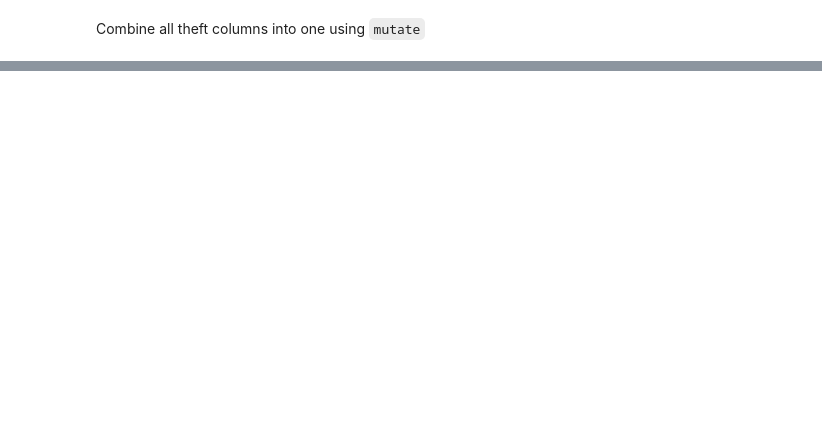
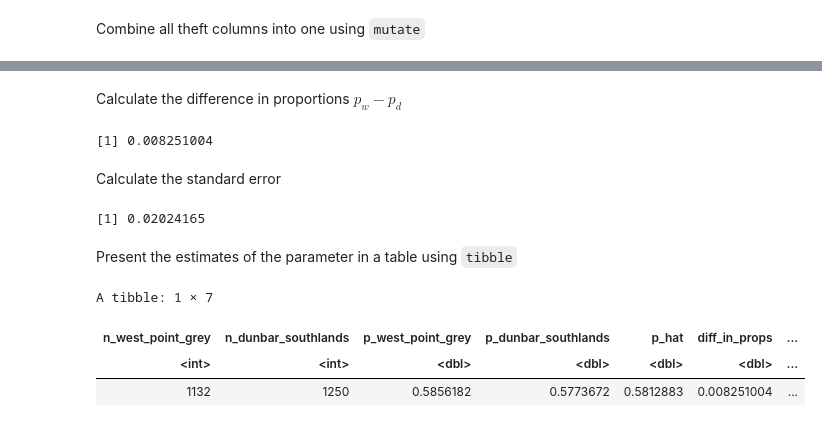
Before and after one commit to fankayii/STAT201_34, a Jupyter notebook: project.ipynb, the cells around one changed output, grey strips where cells are left out. Cells and saved outputs as stored; diff of their text form; code cells hidden in the pictures; blank space fills up the shorter version.

```diff
--- a/project.ipynb
+++ b/project.ipynb
@@ -128,2 +140,38 @@ A grouped_df: 2 × 11
+# %% [markdown]
+Calculate the difference in proportions $p_w - p_d$
+# %%
+estimate_diff <- crime_summary %>% filter(NEIGHBOURHOOD == "West Point Grey") %>% pull(prop) -
+    crime_summary %>% filter(NEIGHBOURHOOD == "Dunbar-Southlands") %>% pull(prop)
+estimate_diff
+# %% [output]
+[1] 0.008251004
+# %% [markdown]
+Calculate the standard error
+# %%
+estimate_nw <- crime_summary %>% filter(NEIGHBOURHOOD == "West Point Grey") %>% pull(Theft)
+estimate_nd <- crime_summary %>% filter(NEIGHBOURHOOD == "Dunbar-Southlands") %>% pull(Theft)
+estimate_pw <- crime_summary %>% filter(NEIGHBOURHOOD == "West Point Grey") %>% pull(prop)
+estimate_pd <- crime_summary %>% filter(NEIGHBOURHOOD == "Dunbar-Southlands") %>% pull(prop)
+estimate_p_hat <- (estimate_nw * estimate_pw + estimate_nd * estimate_pd) / (estimate_nw + estimate_nd)
+
+estimate_std_error <- sqrt(estimate_p_hat * (1 - estimate_p_hat) * (1 / estimate_nw + 1 / estimate_nd))
+estimate_std_error
+# %% [output]
+[1] 0.02024165
+# %% [markdown]
+Present the estimates of the parameter in a table using `tibble`
+# %%
+tibble(n_west_point_grey = estimate_nw,
+       n_dunbar_southlands = estimate_nd,
+       p_west_point_grey = estimate_pw,
+       p_dunbar_southlands = estimate_pd,
+       p_hat = estimate_p_hat,
+       diff_in_props = estimate_diff,
+       std_error = estimate_std_error)
+# %% [output]
+A tibble: 1 × 7
+| n_west_point_grey | n_dunbar_southlands | p_west_point_grey | p_dunbar_southlands | p_hat | diff_in_props | ... |
+| <int> | <int> | <dbl> | <dbl> | <dbl> | <dbl> | ... |
+| 1132 | 1250 | 0.5856182 | 0.5773672 | 0.5812883 | 0.008251004 | ... |
 # %% [markdown]
 ### Visualizing Raw Data
```
Also changed, not shown: parts of 24 cells of this notebook.
